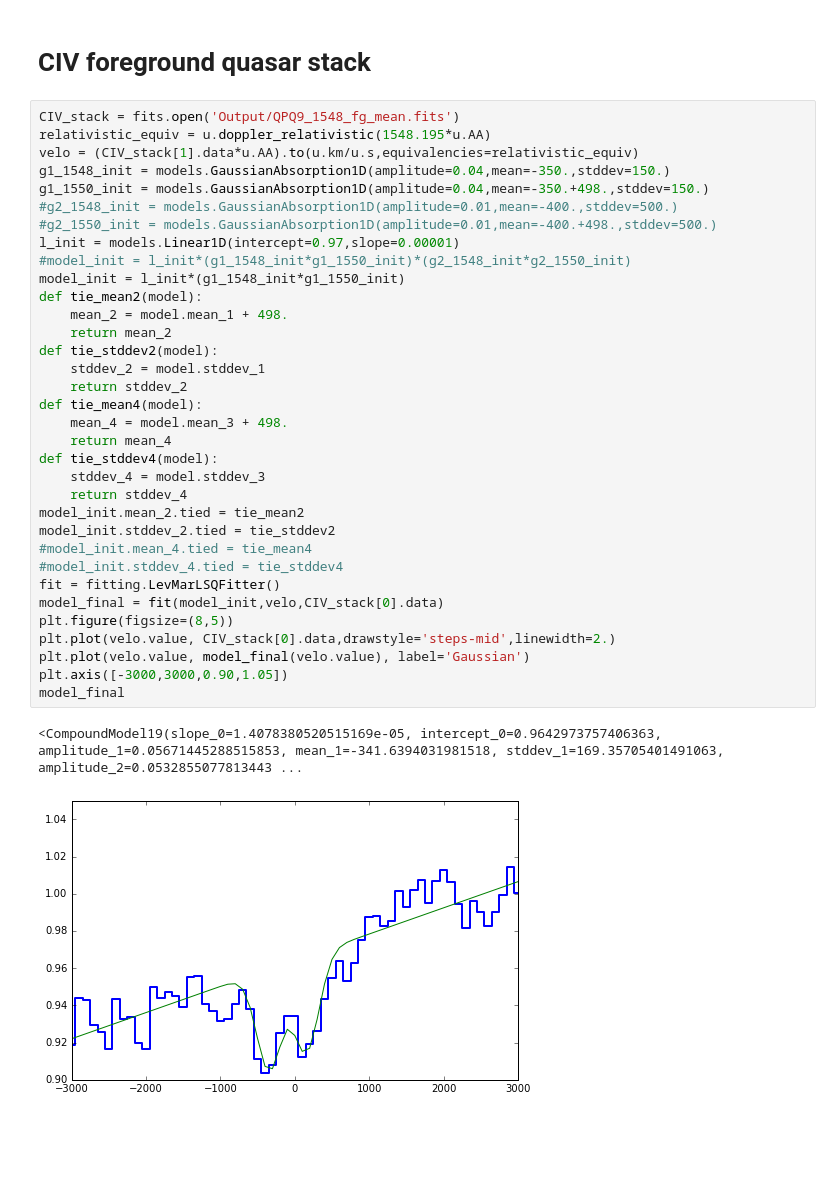
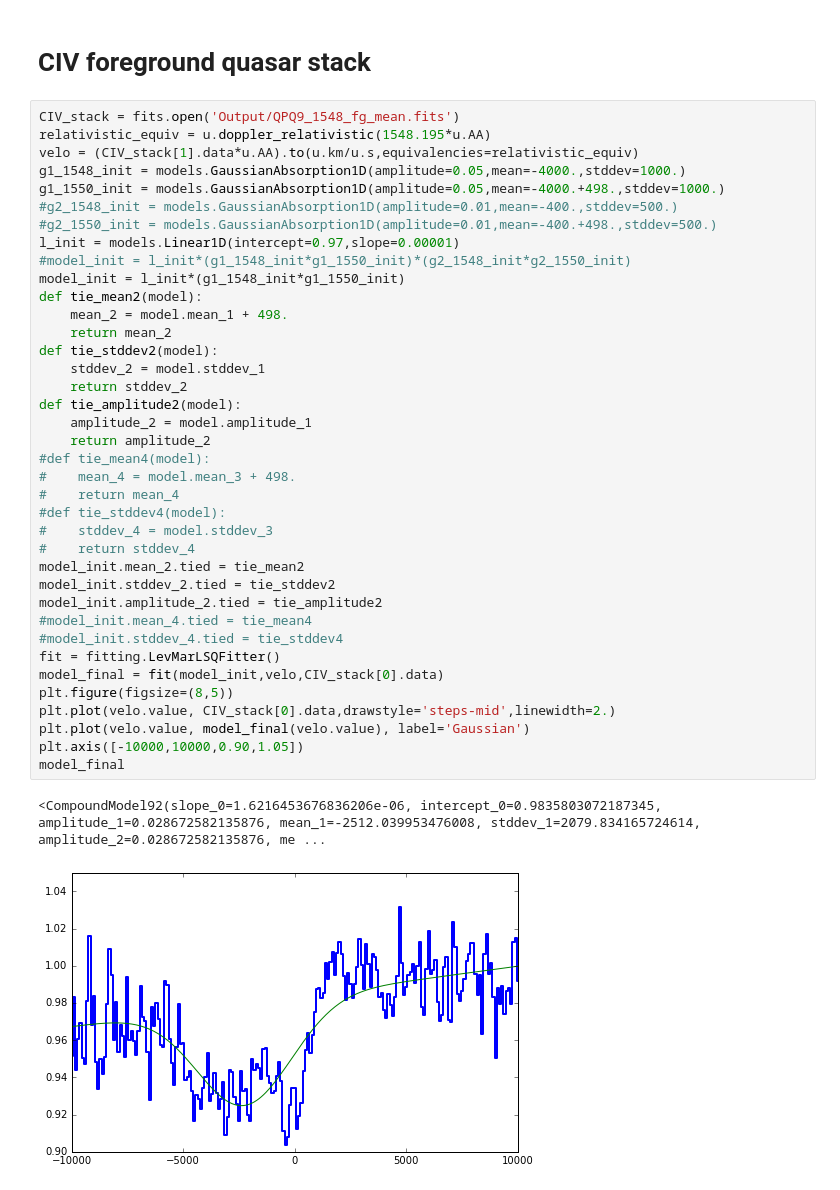
Before and after one commit to qsopairs/papers, a Jupyter notebook: QPQ9/Analysis/Stacks/GaussianFit.ipynb, the cells around one changed output. Cells and saved outputs as stored; diff of their text form; blank space fills up the shorter version.

```diff
--- a/QPQ9/Analysis/Stacks/GaussianFit.ipynb
+++ b/QPQ9/Analysis/Stacks/GaussianFit.ipynb
@@ -596,37 +623,41 @@ model_final
 # %%
 CIV_stack = fits.open('Output/QPQ9_1548_fg_mean.fits')
 relativistic_equiv = u.doppler_relativistic(1548.195*u.AA)
 velo = (CIV_stack[1].data*u.AA).to(u.km/u.s,equivalencies=relativistic_equiv)
-g1_1548_init = models.GaussianAbsorption1D(amplitude=0.04,mean=-350.,stddev=150.)
-g1_1550_init = models.GaussianAbsorption1D(amplitude=0.04,mean=-350.+498.,stddev=150.)
+g1_1548_init = models.GaussianAbsorption1D(amplitude=0.05,mean=-4000.,stddev=1000.)
+g1_1550_init = models.GaussianAbsorption1D(amplitude=0.05,mean=-4000.+498.,stddev=1000.)
 #g2_1548_init = models.GaussianAbsorption1D(amplitude=0.01,mean=-400.,stddev=500.)
 #g2_1550_init = models.GaussianAbsorption1D(amplitude=0.01,mean=-400.+498.,stddev=500.)
 l_init = models.Linear1D(intercept=0.97,slope=0.00001)
 #model_init = l_init*(g1_1548_init*g1_1550_init)*(g2_1548_init*g2_1550_init)
 model_init = l_init*(g1_1548_init*g1_1550_init)
 def tie_mean2(model):
     mean_2 = model.mean_1 + 498.
     return mean_2
 def tie_stddev2(model):
     stddev_2 = model.stddev_1
     return stddev_2
-def tie_mean4(model):
-    mean_4 = model.mean_3 + 498.
-    return mean_4
-def tie_stddev4(model):
-    stddev_4 = model.stddev_3
-    return stddev_4
+def tie_amplitude2(model):
+    amplitude_2 = model.amplitude_1
+    return amplitude_2
+#def tie_mean4(model):
+#    mean_4 = model.mean_3 + 498.
+#    return mean_4
+#def tie_stddev4(model):
+#    stddev_4 = model.stddev_3
+#    return stddev_4
 model_init.mean_2.tied = tie_mean2
 model_init.stddev_2.tied = tie_stddev2
+model_init.amplitude_2.tied = tie_amplitude2
 #model_init.mean_4.tied = tie_mean4
 #model_init.stddev_4.tied = tie_stddev4
 fit = fitting.LevMarLSQFitter()
 model_final = fit(model_init,velo,CIV_stack[0].data)
 plt.figure(figsize=(8,5))
 plt.plot(velo.value, CIV_stack[0].data,drawstyle='steps-mid',linewidth=2.)
 plt.plot(velo.value, model_final(velo.value), label='Gaussian')
-plt.axis([-3000,3000,0.90,1.05])
+plt.axis([-10000,10000,0.90,1.05])
 model_final
 # %% [output]
-<CompoundModel19(slope_0=1.4078380520515169e-05, intercept_0=0.9642973757406363, amplitude_1=0.05671445288515853, mean_1=-341.6394031981518, stddev_1=169.35705401491063, amplitude_2=0.0532855077813443 ...
+<CompoundModel92(slope_0=1.6216453676836206e-06, intercept_0=0.9835803072187345, amplitude_1=0.028672582135876, mean_1=-2512.039953476008, stddev_1=2079.834165724614, amplitude_2=0.028672582135876, me ...
-[figure, old version]
+[figure, new version]
```
Also changed, not shown: parts of 17 cells of this notebook, 10 other files.
